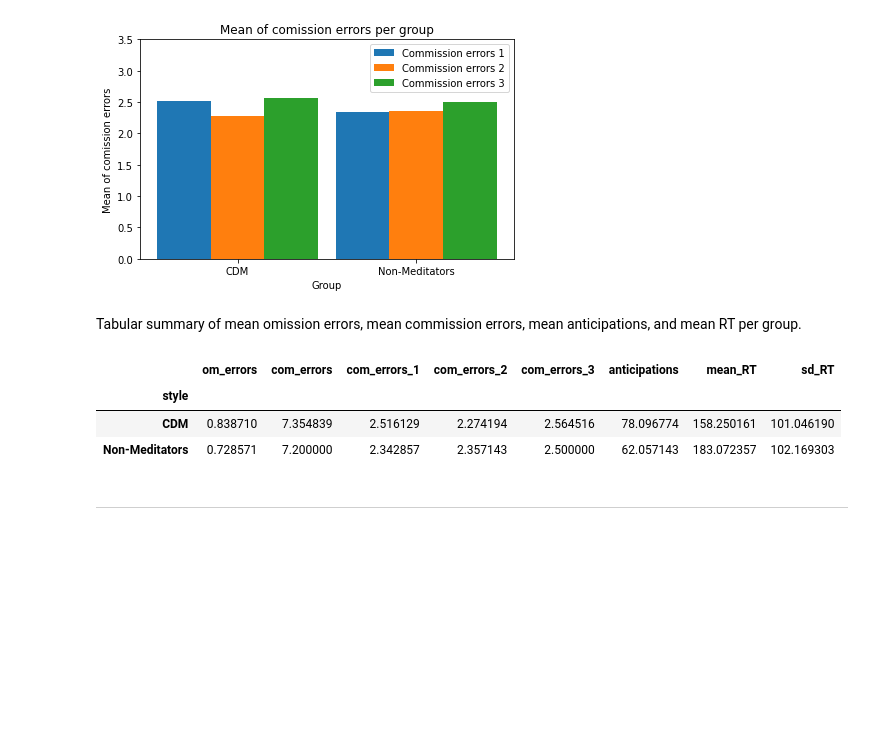
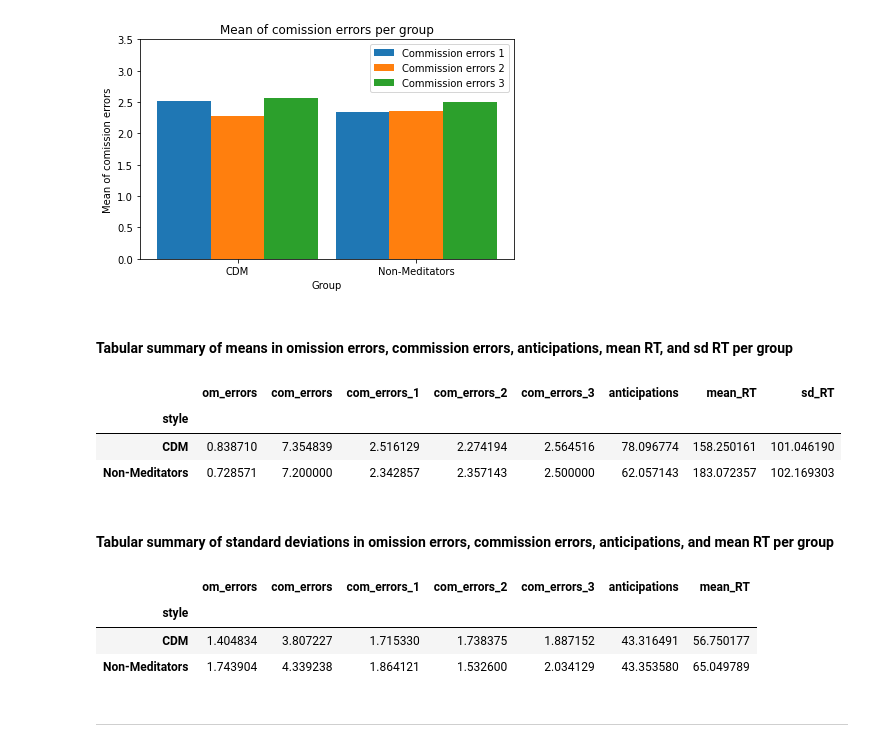
Before and after one commit to sschelper/Bachelorthesis, a Jupyter notebook: BA_analysis.ipynb, the cells around one changed output. Cells and saved outputs as stored; diff of their text form; code cells hidden in the pictures; blank space fills up the shorter version.

```diff
--- a/BA_analysis.ipynb
+++ b/BA_analysis.ipynb
@@ -382,7 +343,7 @@ fig.savefig('com_error_group_part.pdf')
 # %% [output]
 [figure]
 # %% [markdown]
-Tabular summary of mean omission errors, mean commission errors, mean anticipations, and mean RT per group.
+#### Tabular summary of means in omission errors, commission errors, anticipations, mean RT, and sd RT per group
 # %%
 grouped_means = sart_data.groupby('style')[['om_errors', 'com_errors', 'com_errors_1', 'com_errors_2', 'com_errors_3', 'anticipations', 'mean_RT', 'sd_RT']].mean()
 grouped_means
@@ -391,6 +352,16 @@ grouped_means
 | style |  |  |  |  |  |  |  |  |
 | CDM | 0.838710 | 7.354839 | 2.516129 | 2.274194 | 2.564516 | 78.096774 | 158.250161 | 101.046190 |
 | Non-Meditators | 0.728571 | 7.200000 | 2.342857 | 2.357143 | 2.500000 | 62.057143 | 183.072357 | 102.169303 |
+# %% [markdown]
+#### Tabular summary of standard deviations in omission errors, commission errors, anticipations, and mean RT per group
+# %%
+grouped_sd = sart_data.groupby('style')[['om_errors', 'com_errors', 'com_errors_1', 'com_errors_2', 'com_errors_3', 'anticipations', 'mean_RT']].std()
+grouped_sd
+# %% [output]
+|  | om_errors | com_errors | com_errors_1 | com_errors_2 | com_errors_3 | anticipations | mean_RT |
+| style |  |  |  |  |  |  |  |
+| CDM | 1.404834 | 3.807227 | 1.715330 | 1.738375 | 1.887152 | 43.316491 | 56.750177 |
+| Non-Meditators | 1.743904 | 4.339238 | 1.864121 | 1.532600 | 2.034129 | 43.353580 | 65.049789 |
 # %% [markdown]
 ---
 # %% [markdown]
```
Also changed, not shown: parts of 17 cells of this notebook.
